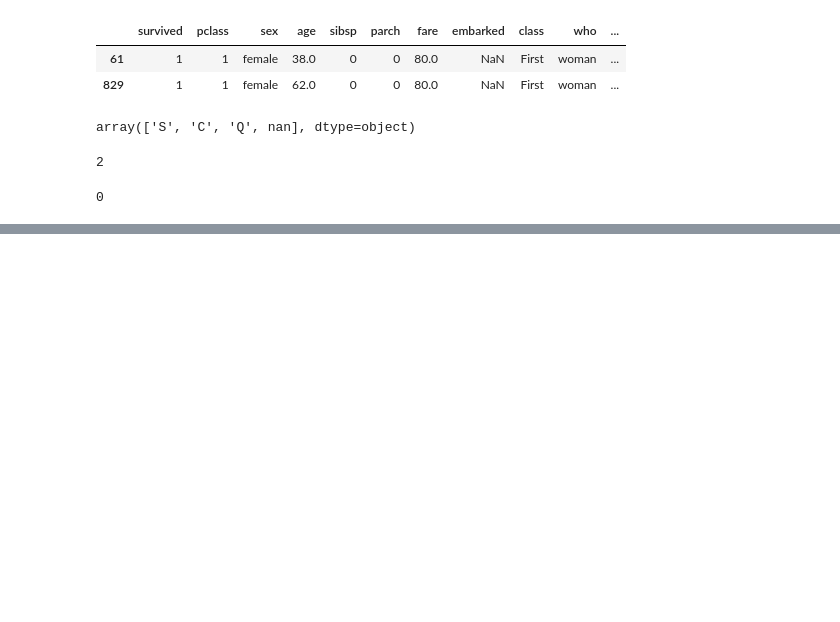
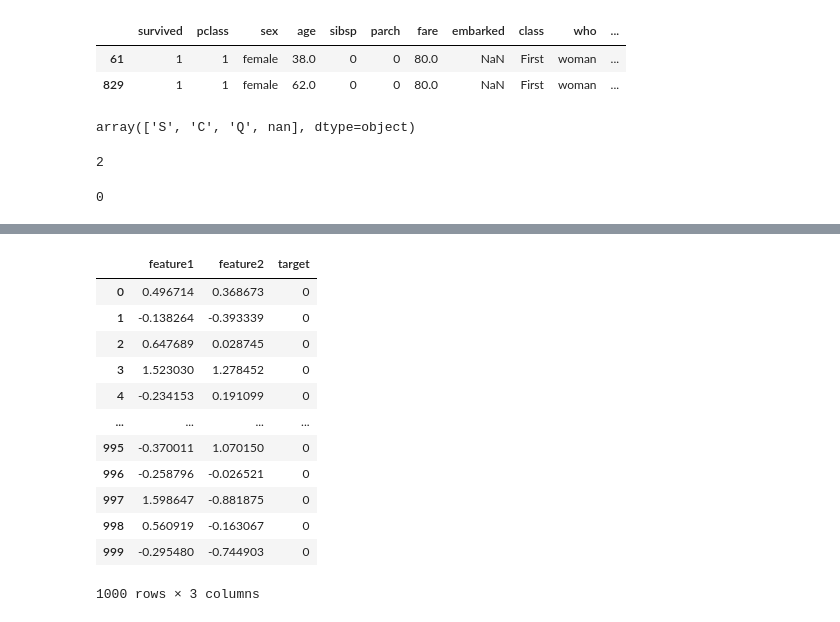
Before and after one commit to fatihsavaskurt/Python-WB, a Jupyter notebook: Feature Engineering.ipynb, the cells around one changed output, grey strips where cells are left out. Saved outputs shown, nothing was run; the diff lists cells and outputs as text; code cells hidden in the pictures; blank space fills up the shorter version.

```diff
--- a/Feature Engineering.ipynb
+++ b/Feature Engineering.ipynb
@@ -197,0 +311,15 @@ df["embarked_mode"].isnull().sum()
+# %%
+set_no1 = 900
+set_no2 = 100
+# %%
+df1 = pd.DataFrame({
+    "feature1" : np.random.normal(loc = 0, scale = 1, size = set_no1),
+    "feature2" : np.random.normal(loc = 0, scale = 1, size = set_no1),
+    "target" : [0] * set_no1
+})
+
+df2 = pd.DataFrame({
+    "feature1" : np.random.normal(loc = 0, scale = 1, size = set_no2),
+    "feature2" : np.random.normal(loc = 0, scale = 1, size = set_no2),
+    "target" : [0] * set_no2
+})
@@ -197,0 +335,18 @@ df["embarked_mode"].isnull().sum()
+# %%
+df = pd.concat([df1, df2]).reset_index(drop = True)
+# %%
+df
+# %% [output]
+|  | feature1 | feature2 | target |
+| 0 | 0.496714 | 0.368673 | 0 |
+| 1 | -0.138264 | -0.393339 | 0 |
+| 2 | 0.647689 | 0.028745 | 0 |
+| 3 | 1.523030 | 1.278452 | 0 |
+| 4 | -0.234153 | 0.191099 | 0 |
+| ... | ... | ... | ... |
+| 995 | -0.370011 | 1.070150 | 0 |
+| 996 | -0.258796 | -0.026521 | 0 |
+| 997 | 1.598647 | -0.881875 | 0 |
+| 998 | 0.560919 | -0.163067 | 0 |
+| 999 | -0.295480 | -0.744903 | 0 |
+1000 rows × 3 columns
```
Also changed, not shown: parts of 15 cells of this notebook.
